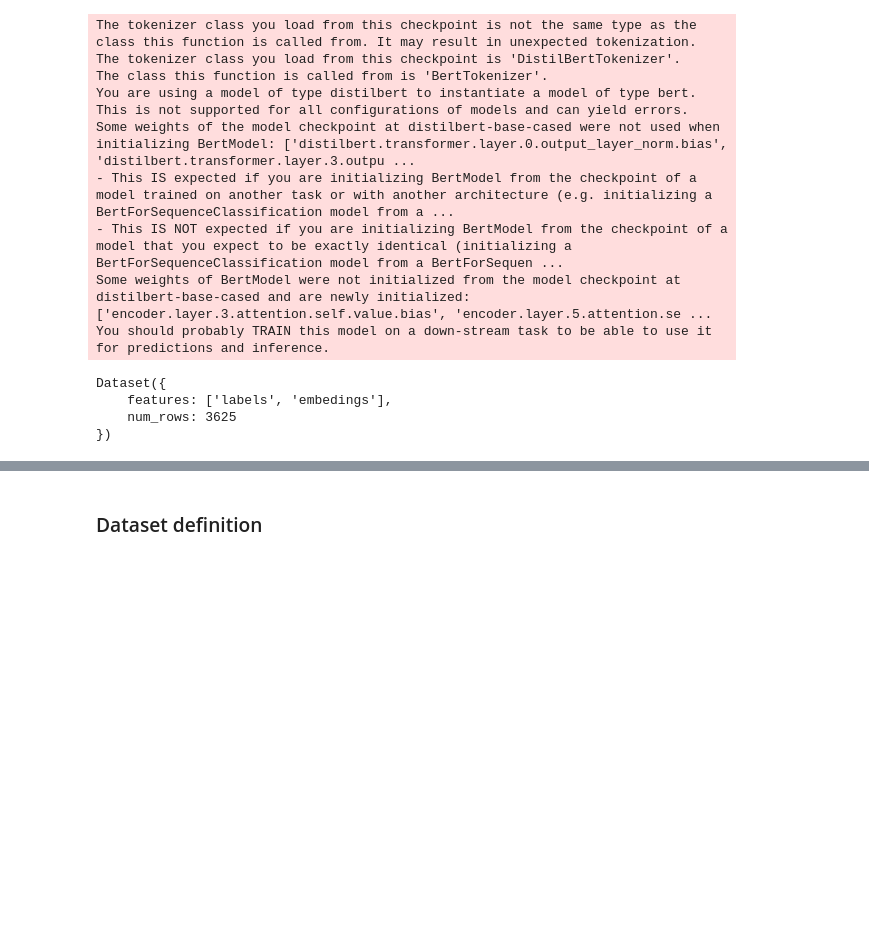
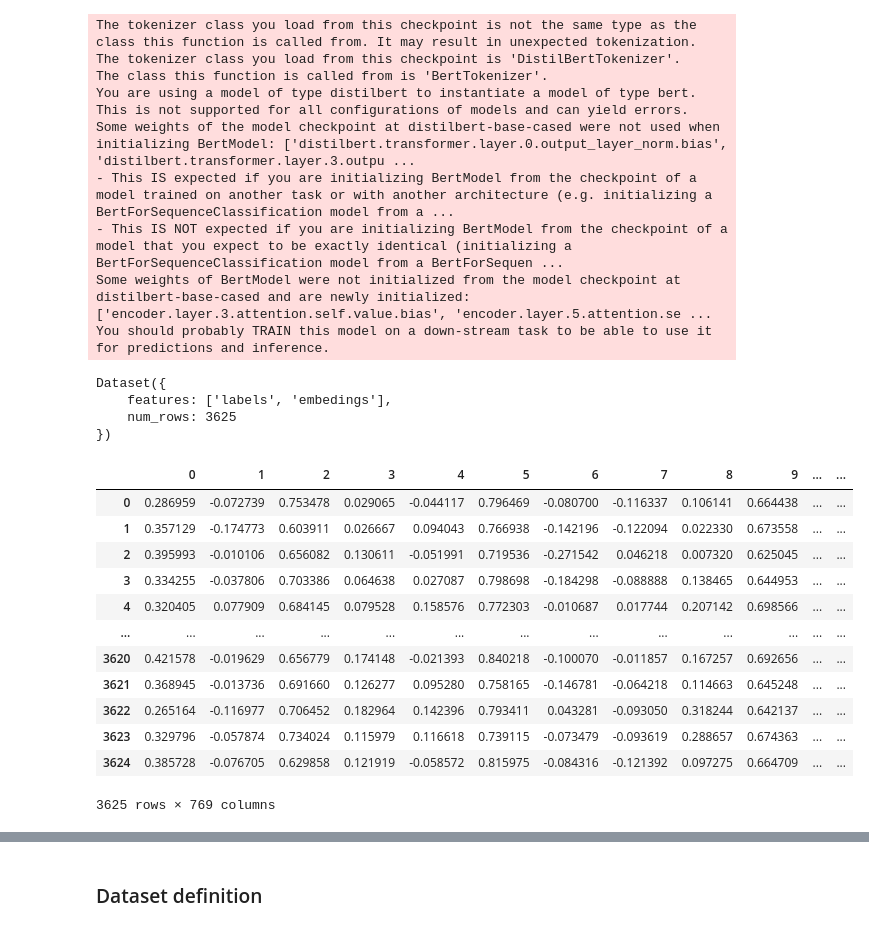
Before and after one commit to ai-cyborgs/akai-code, a Jupyter notebook: data-science/embedding_network.ipynb, the cells around one changed output, grey strips where cells are left out. Saved outputs shown, nothing was run; the diff lists cells and outputs as text; code cells hidden in the pictures; blank space fills up the shorter version.

Commit message:
Fixed embedding gener

```diff
--- a/data-science/embedding_network.ipynb
+++ b/data-science/embedding_network.ipynb
@@ -115,5 +115,22 @@ Dataset({
     num_rows: 3625
 })
 # %%
-dataset_pd = pd.concat([pd.DataFrame(dataset['embedings']), pd.DataFrame(dataset['labels'], columns=['labels'])])
-dataset_pd.to_csv('dataset/embeddings.csv', index=False)
+dataset_pd = pd.DataFrame(dataset['embedings'])
+dataset_pd["labels"] = pd.DataFrame(dataset['labels'])
+dataset_pd.to_csv('dataset/embeddings_smol.csv', index=False)
+# %%
+dataset_pd
+# %% [output]
+|  | 0 | 1 | 2 | 3 | 4 | 5 | 6 | 7 | 8 | 9 | ... | ... |
+| 0 | 0.286959 | -0.072739 | 0.753478 | 0.029065 | -0.044117 | 0.796469 | -0.080700 | -0.116337 | 0.106141 | 0.664438 | ... | ... |
+| 1 | 0.357129 | -0.174773 | 0.603911 | 0.026667 | 0.094043 | 0.766938 | -0.142196 | -0.122094 | 0.022330 | 0.673558 | ... | ... |
+| 2 | 0.395993 | -0.010106 | 0.656082 | 0.130611 | -0.051991 | 0.719536 | -0.271542 | 0.046218 | 0.007320 | 0.625045 | ... | ... |
+| 3 | 0.334255 | -0.037806 | 0.703386 | 0.064638 | 0.027087 | 0.798698 | -0.184298 | -0.088888 | 0.138465 | 0.644953 | ... | ... |
+| 4 | 0.320405 | 0.077909 | 0.684145 | 0.079528 | 0.158576 | 0.772303 | -0.010687 | 0.017744 | 0.207142 | 0.698566 | ... | ... |
+| ... | ... | ... | ... | ... | ... | ... | ... | ... | ... | ... | ... | ... |
+| 3620 | 0.421578 | -0.019629 | 0.656779 | 0.174148 | -0.021393 | 0.840218 | -0.100070 | -0.011857 | 0.167257 | 0.692656 | ... | ... |
+| 3621 | 0.368945 | -0.013736 | 0.691660 | 0.126277 | 0.095280 | 0.758165 | -0.146781 | -0.064218 | 0.114663 | 0.645248 | ... | ... |
+| 3622 | 0.265164 | -0.116977 | 0.706452 | 0.182964 | 0.142396 | 0.793411 | 0.043281 | -0.093050 | 0.318244 | 0.642137 | ... | ... |
+| 3623 | 0.329796 | -0.057874 | 0.734024 | 0.115979 | 0.116618 | 0.739115 | -0.073479 | -0.093619 | 0.288657 | 0.674363 | ... | ... |
+| 3624 | 0.385728 | -0.076705 | 0.629858 | 0.121919 | -0.058572 | 0.815975 | -0.084316 | -0.121392 | 0.097275 | 0.664709 | ... | ... |
+3625 rows × 769 columns
```
Also changed, not shown: parts of 1 cell of this notebook, 1 other file.
